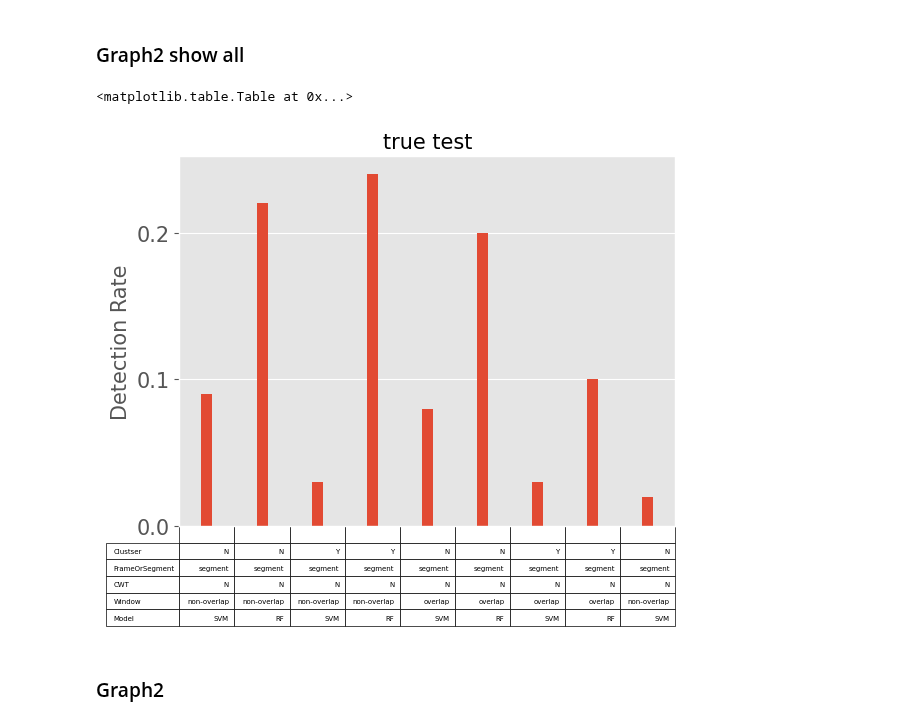
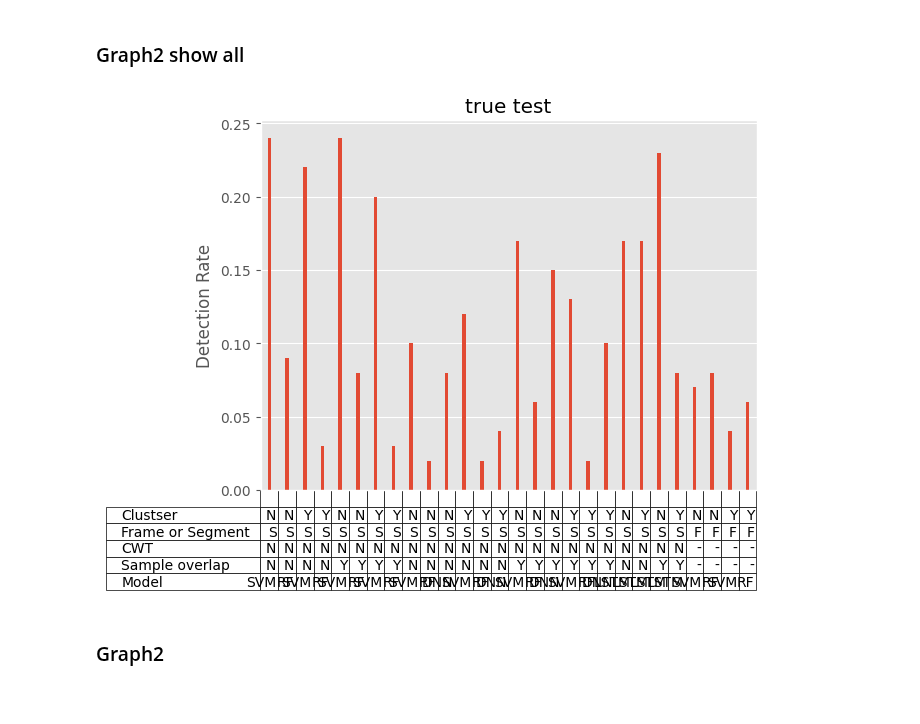
Before and after one commit to IS-Howard/final, a Jupyter notebook: result_analysis.ipynb, the cells around one changed output. Saved outputs shown, nothing was run; the diff lists cells and outputs as text; code cells hidden in the pictures.

Commit message:
update plot2

```diff
--- a/result_analysis.ipynb
+++ b/result_analysis.ipynb
@@ -7,5 +8,5 @@ import os
 # %%
-df = pd.read_csv('../final_data/analysis2.csv')
+df = pd.read_csv('../final_data/analysis2c.csv')
 df2 = pd.DataFrame(columns=['model', 'tracc', 'trfa', 'trdr', 'teacc', 'tefa', 'tedr', 'tteacc', 'ttefa', 'ttedr'])
 # %%
 recs = ['tracc', 'trfa', 'trdr', 'teacc', 'tefa', 'tedr', 'tteacc', 'ttefa', 'ttedr']
@@ -80,5 +47,5 @@ df2.iloc[remov]['model']
 Name: model, dtype: object
 # %%
-df3 = df2.iloc[keep]
+# df3 = df2.iloc[keep]
+df3 = df2
 df3.reset_index(drop=True, inplace=True)
-df3
@@ -123,7 +88,7 @@ for compare in [0,1,2,3,4]:# 0 cluster, 1 frame/seg, 2 cwt, 3 window, 4 model
             1:['frame','bs'],
             2:['bs','cwt'],
             3:['F','H'],
-            4:['svm', 'RF', 'dnn', 'lstm']
+            4:['svm', 'rf', 'dnn', 'lstm']
         }
         legends = {
             0:['No cluster', 'Add cluster'],
@@ -164,4 +129,4 @@ for compare in [0,1,2,3,4]:# 0 cluster, 1 frame/seg, 2 cwt, 3 window, 4 model
             plt.ylim(0,1)
             plt.ylabel(axes[ax2])
             plt.legend()
-            #plt.savefig(save_path+str(i+1)+'.png')
+            plt.savefig(save_path+str(i+1)+'.png')
@@ -180,45 +159,53 @@ compares = [
 ]
 show_cmps = [
     ['N','Y'],
-    ['frame','segment'],
+    ['F','S'],
     ['N','Y'],
-    ['non-overlap','overlap'],
+    ['N','Y'],
     ['SVM', 'RF', 'DNN', 'LSTM']
 ]
 subtitles = ['train','test','true test']
 cols = [['tracc','trfa','trdr'],['teacc','tefa','tedr'],['tteacc','ttefa','ttedr']]
 axes = ['Accuracy', 'False Alerm', 'Detection Rate']
 
 col = cols[s]
-y = df3.iloc[:][col[s2]][1:10]
+y = df3.iloc[:][col[s2]]
 cell = [[],[],[],[],[]]
 cmps = []
 for k in range(len(y)):
     for i in range(5):
         for j, cmp in enumerate(compares[i]):
             if df3.iloc[k]['model'].find(cmp)!=-1:
                 cell[i].append(show_cmps[i][j])
                 break
             if j==len(compares[i])-1:
                 cell[i].append('-')
 
-plt.title(subtitles[s], fontsize=15)
+fig = plt.figure()
+ax = fig.add_subplot(111)
+
+ax.title.set_text(subtitles[s])
 width = 0.2
 x = np.arange(len(y)) + width/2
 spare_width = (1 - width)/2
 
-plt.bar(x, y, width)
+#plt.tick_params(axis='both', which='major', labelsize=35, pad=15)
+#plt.tick_params(axis='y', which='minor', labelsize=35, pad=15)
+
+bar1 = ax.bar(x, y, width)
 plt.xticks([])
-plt.yticks(fontsize=15)
-plt.ylabel(axes[s2], fontsize=15)
+# plt.yticks(fontsize=15)
+plt.ylabel(axes[s2])
 plt.xlim(-spare_width,len(y)-spare_width)
 # plot table
-plt.table(cellText=cell,
-        rowLabels=['Clustser','FrameOrSegment','CWT','Window','Model'],
-        colLabels=['']*len(y),
-        loc='bottom')
+table = plt.table(cellText=cell,
+                rowLabels=['Clustser','Frame or Segment','CWT','Sample overlap','Model'],
+                colLabels=['']*len(y),
+                loc='bottom')
+table.scale(1,1)
+table.auto_set_font_size(False)
+table.set_fontsize(10)
 # %% [output]
-<matplotlib.table.Table at 0x...>
-[figure, old version]
+[figure, new version]
 # %% [markdown]
 ### Graph2
```
Also changed, not shown: parts of 11 cells of this notebook.
